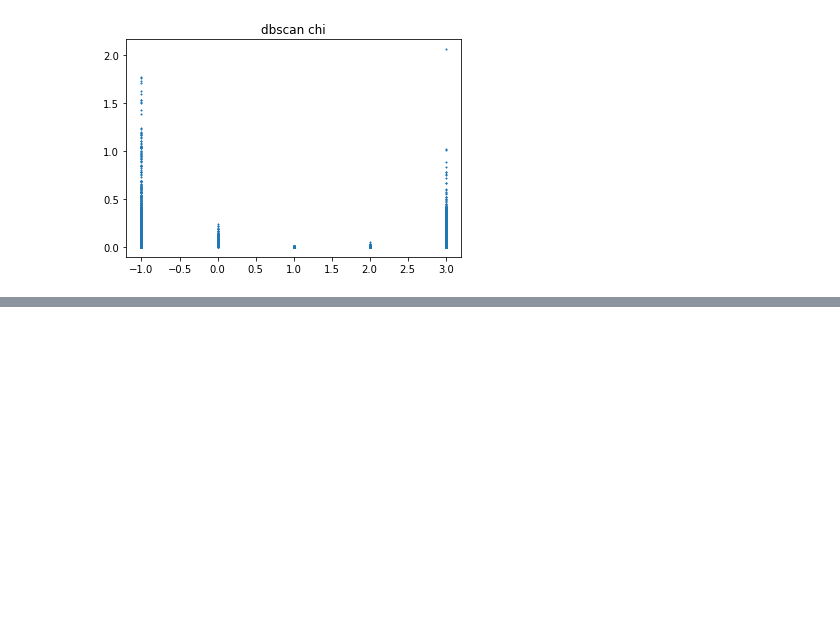
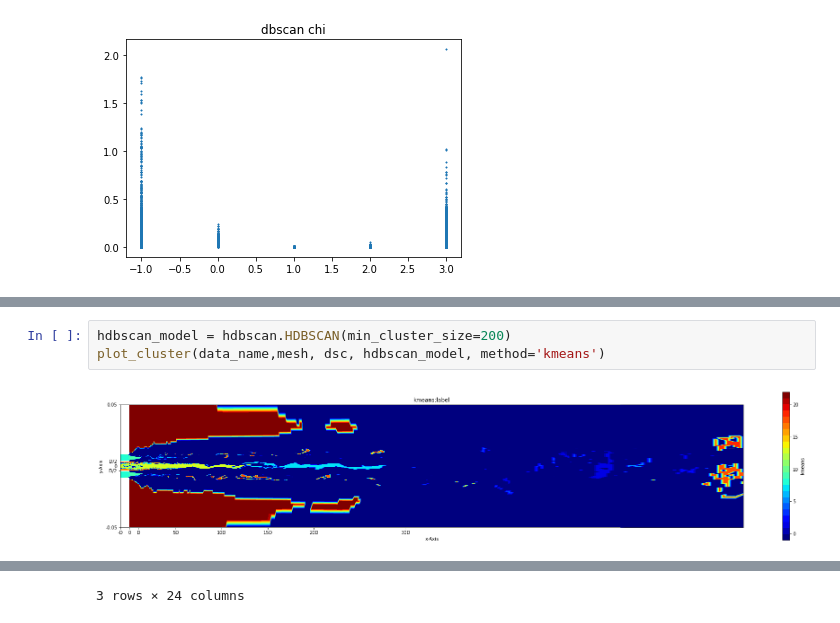
Before and after one commit to mhansinger/Clustering_combustion, a Jupyter notebook: combustionClustering.ipynb, the cells around one changed output, grey strips where cells are left out. Drawn from its saved outputs; the diff is of its cells as text; blank space fills up the shorter version.

```diff
--- a/combustionClustering.ipynb
+++ b/combustionClustering.ipynb
@@ -121,0 +136,5 @@ plt.show()
+# %%
+hdbscan_model = hdbscan.HDBSCAN(min_cluster_size=200)
+plot_cluster(data_name,mesh, dsc, hdbscan_model, method='kmeans')
+# %% [output]
+[figure, added]
@@ -121,0 +145 @@ plt.show()
+3 rows × 24 columns
```
Also changed, not shown: parts of 4 cells of this notebook, 1 other file.
